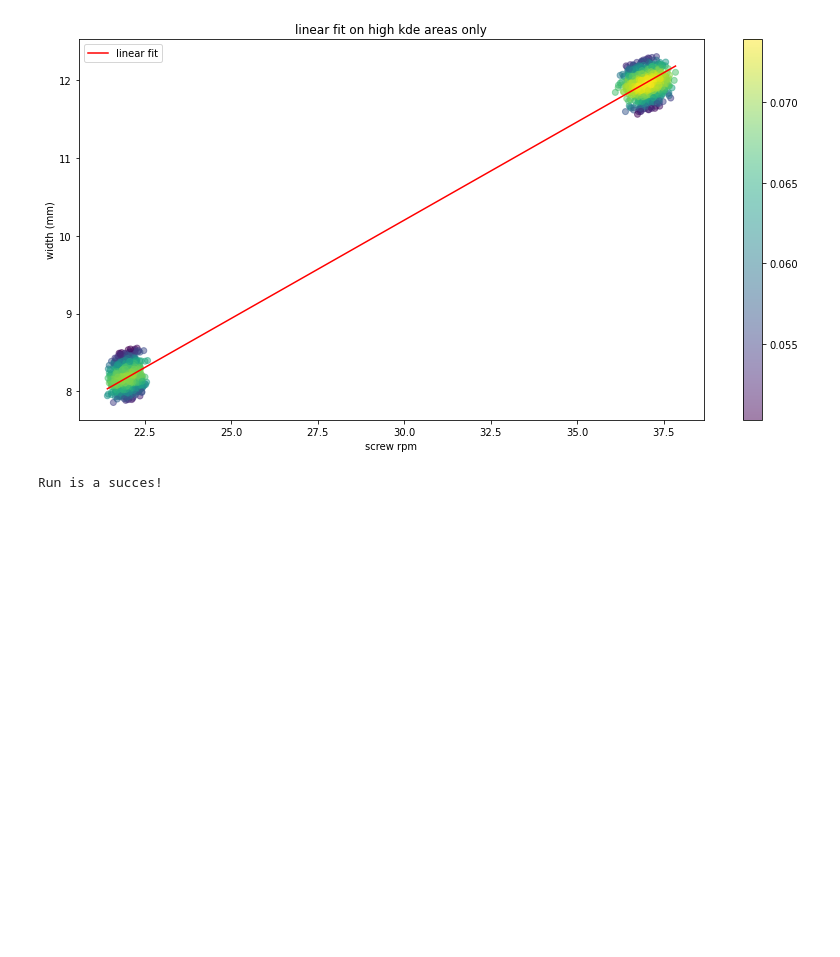
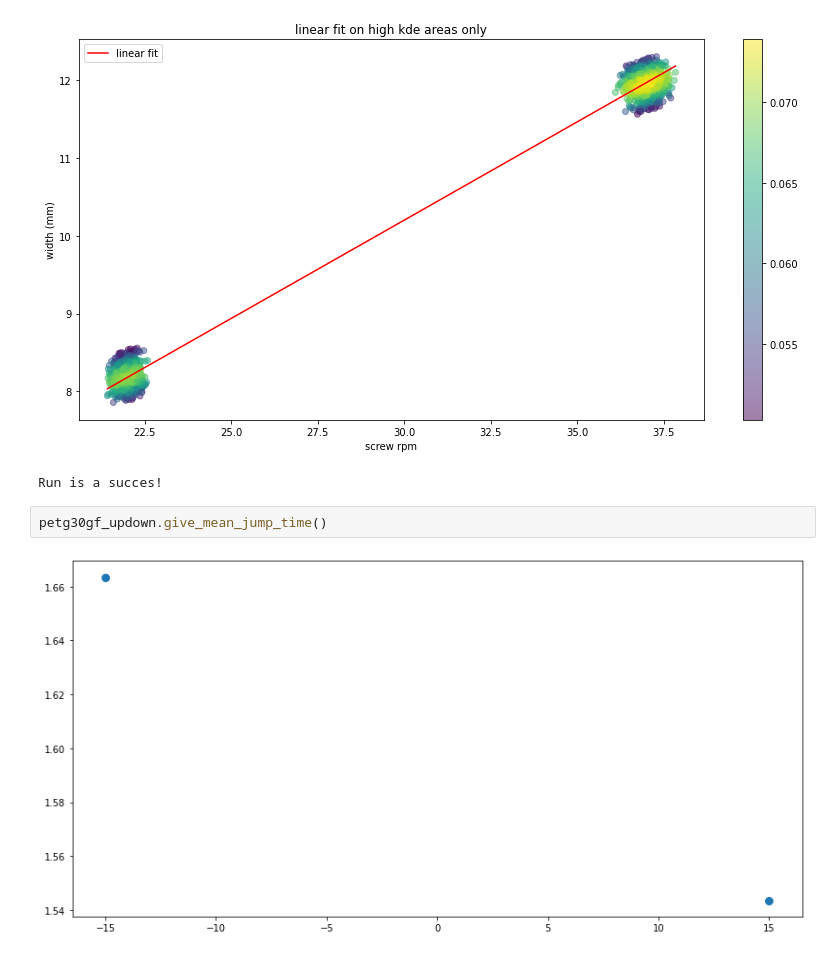
Before and after one commit to joostzaalberg/CEAD_ml, a Jupyter notebook: scripts/petg30gf_updown.ipynb, the cells around one changed output. Cells and saved outputs as stored; diff of their text form; blank space fills up the shorter version.

Commit message:
working time-to-stable measurement

```diff
--- a/scripts/petg30gf_updown.ipynb
+++ b/scripts/petg30gf_updown.ipynb
@@ -92,3 +92,7 @@ print('Run is a succes!')
 [figure]
 [figure]
 Run is a succes!
+# %%
+petg30gf_updown.give_mean_jump_time()
+# %% [output]
+[figure, added]
```
Also changed, not shown: 2 other files.
